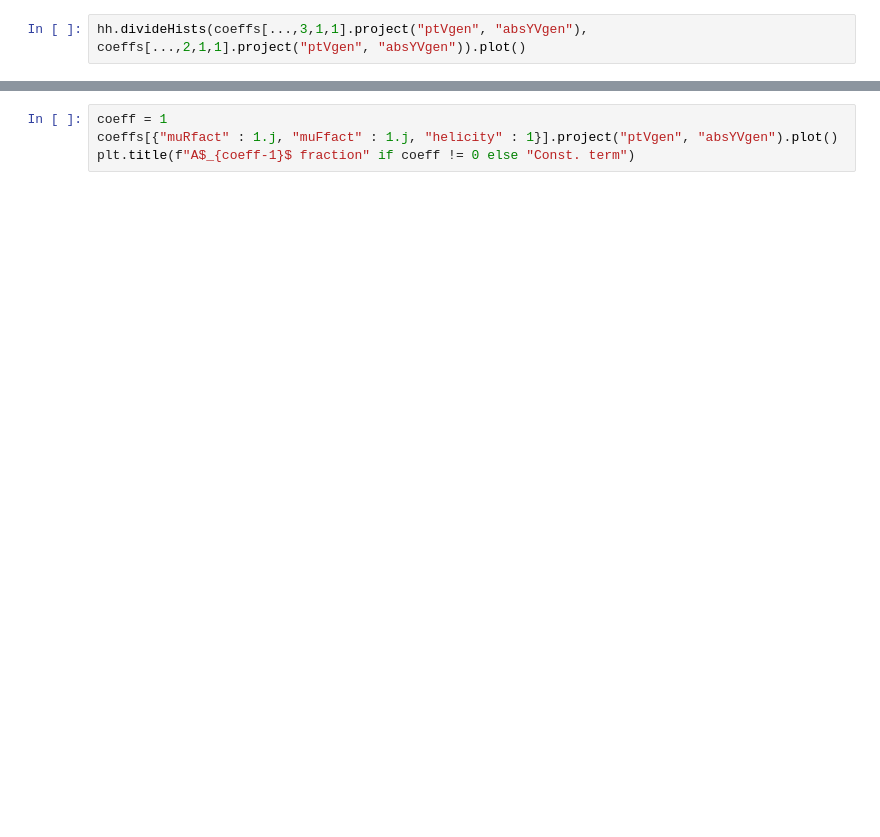
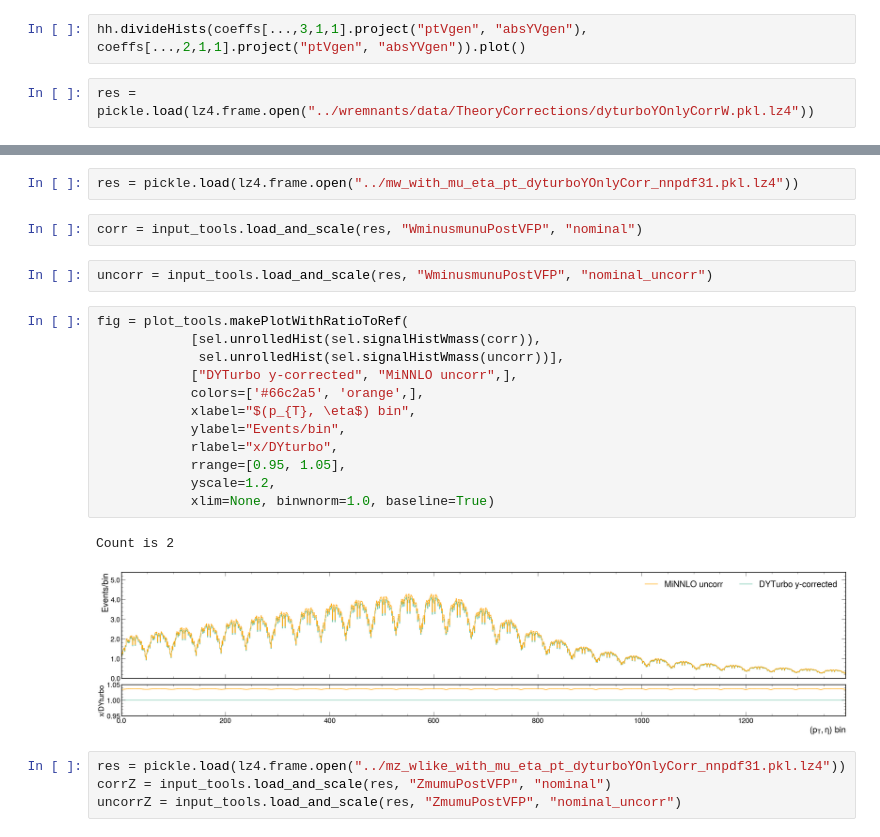
Before and after one commit to bendavid/WRemnants, a Jupyter notebook: notebooks/genScratch.ipynb, the cells around one changed output, grey strips where cells are left out. Drawn from its saved outputs; the diff is of its cells as text; blank space fills up the shorter version.

Commit message:
Allow y-only theory correction

```diff
--- a/notebooks/genScratch.ipynb
+++ b/notebooks/genScratch.ipynb
@@ -64,2 +36,4 @@ dyturbo.project("pt").plot()
 # %%
 hh.divideHists(coeffs[...,3,1,1].project("ptVgen", "absYVgen"), coeffs[...,2,1,1].project("ptVgen", "absYVgen")).plot()
+# %%
+res = pickle.load(lz4.frame.open("../wremnants/data/TheoryCorrections/dyturboYOnlyCorrW.pkl.lz4"))
@@ -66,4 +54,25 @@ hh.divideHists(coeffs[...,3,1,1].project("ptVgen", "absYVgen"), coeffs[...,2,1,1
 # %%
-coeff = 1
-coeffs[{"muRfact" : 1.j, "muFfact" : 1.j, "helicity" : 1}].project("ptVgen", "absYVgen").plot()
-plt.title(f"A$_{coeff-1}$ fraction" if coeff != 0 else "Const. term")
+res = pickle.load(lz4.frame.open("../mw_with_mu_eta_pt_dyturboYOnlyCorr_nnpdf31.pkl.lz4"))
+# %%
+corr = input_tools.load_and_scale(res, "WminusmunuPostVFP", "nominal")
+# %%
+uncorr = input_tools.load_and_scale(res, "WminusmunuPostVFP", "nominal_uncorr")
+# %%
+fig = plot_tools.makePlotWithRatioToRef(
+            [sel.unrolledHist(sel.signalHistWmass(corr)),
+             sel.unrolledHist(sel.signalHistWmass(uncorr))],
+            ["DYTurbo y-corrected", "MiNNLO uncorr",],
+            colors=['#66c2a5', 'orange',],
+            xlabel="$(p_{T}, \eta$) bin",
+            ylabel="Events/bin",
+            rlabel="x/DYturbo",
+            rrange=[0.95, 1.05],
+            yscale=1.2,
+            xlim=None, binwnorm=1.0, baseline=True)
+# %% [output]
+Count is 2
+[figure, added]
+# %%
+res = pickle.load(lz4.frame.open("../mz_wlike_with_mu_eta_pt_dyturboYOnlyCorr_nnpdf31.pkl.lz4"))
+corrZ = input_tools.load_and_scale(res, "ZmumuPostVFP", "nominal")
+uncorrZ = input_tools.load_and_scale(res, "ZmumuPostVFP", "nominal_uncorr")
```
Also changed, not shown: parts of 11 cells of this notebook, 12 other files.
